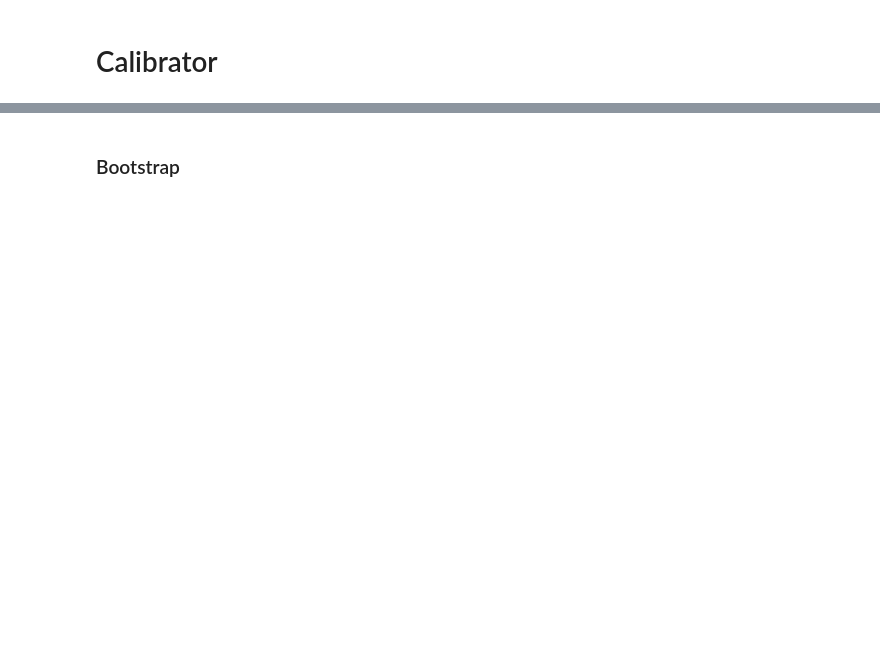
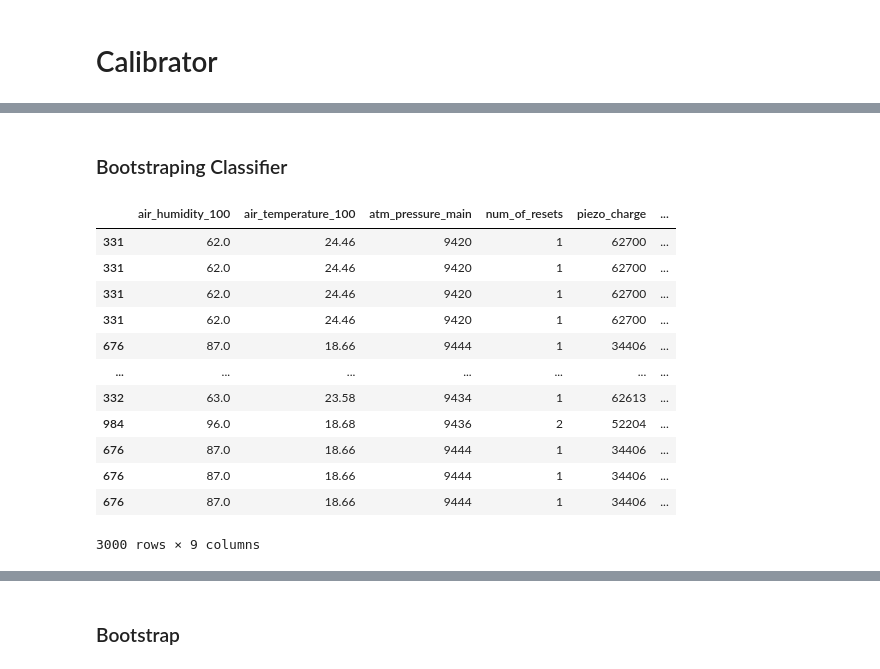
Before and after one commit to FollowingTheRabbit/Rain, a Jupyter notebook: src/analyse.ipynb, the cells around one changed output, grey strips where cells are left out. Drawn from its saved outputs; the diff is of its cells as text; code cells hidden in the pictures; blank space fills up the shorter version.

```diff
--- a/src/analyse.ipynb
+++ b/src/analyse.ipynb
@@ -174,0 +244,3 @@ X_train, X_test, y_train, y_test = train_test_split(X, y, test_size=0.2)
+# %%
+classifier_XGB = XGBClassifier()
+classifier_XGB.fit(X_train, y_train)
@@ -174,0 +273,28 @@ X_train, X_test, y_train, y_test = train_test_split(X, y, test_size=0.2)
+# %% [markdown]
+### Bootstraping Classifier
+# %%
+X_bst = pd.concat([X_train, y_train], axis=1)
+# %%
+N = 3000
+# %%
+#df_aux = X_bst[~X_bst.precp.eq(0)]
+for n in range(4):
+    df_aux = X_bst[X_bst.precp.eq(n)]
+    df_aux = df_aux.sample(n=N, replace=True)
+    X_bst = pd.concat([X_bst,df_aux])
+# %%
+df_aux
+# %% [output]
+|  | air_humidity_100 | air_temperature_100 | atm_pressure_main | num_of_resets | piezo_charge | ... |
+| 331 | 62.0 | 24.46 | 9420 | 1 | 62700 | ... |
+| 331 | 62.0 | 24.46 | 9420 | 1 | 62700 | ... |
+| 331 | 62.0 | 24.46 | 9420 | 1 | 62700 | ... |
+| 331 | 62.0 | 24.46 | 9420 | 1 | 62700 | ... |
+| 676 | 87.0 | 18.66 | 9444 | 1 | 34406 | ... |
+| ... | ... | ... | ... | ... | ... | ... |
+| 332 | 63.0 | 23.58 | 9434 | 1 | 62613 | ... |
+| 984 | 96.0 | 18.68 | 9436 | 2 | 52204 | ... |
+| 676 | 87.0 | 18.66 | 9444 | 1 | 34406 | ... |
+| 676 | 87.0 | 18.66 | 9444 | 1 | 34406 | ... |
+| 676 | 87.0 | 18.66 | 9444 | 1 | 34406 | ... |
+3000 rows × 9 columns
```
Also changed, not shown: parts of 61 cells of this notebook.
